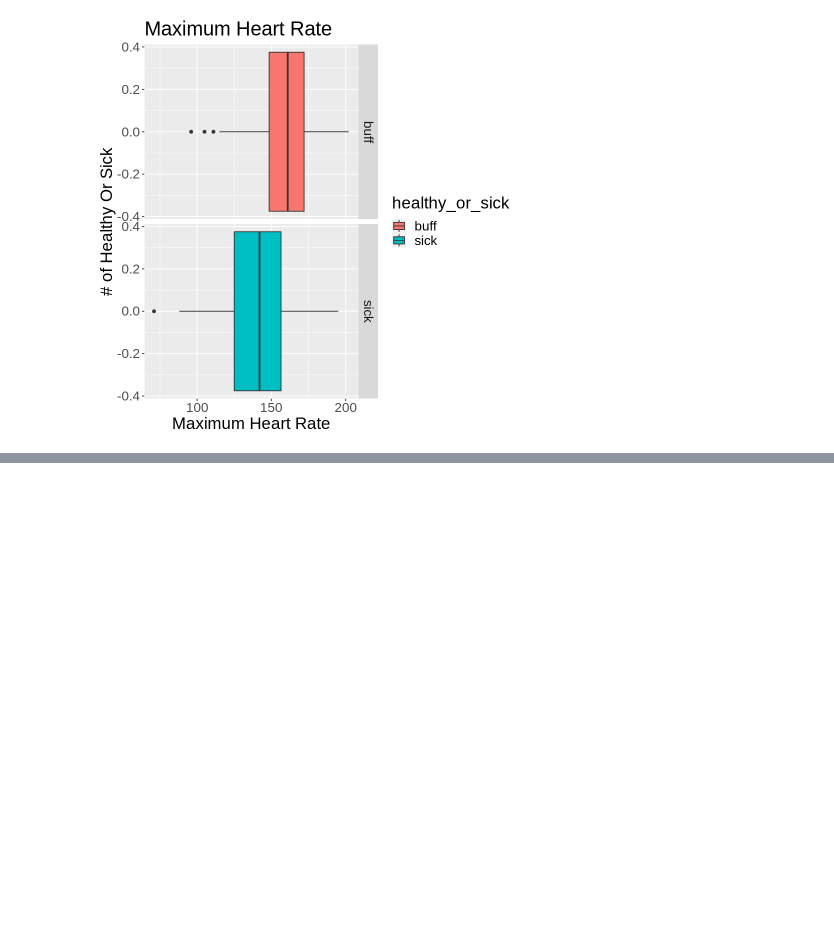
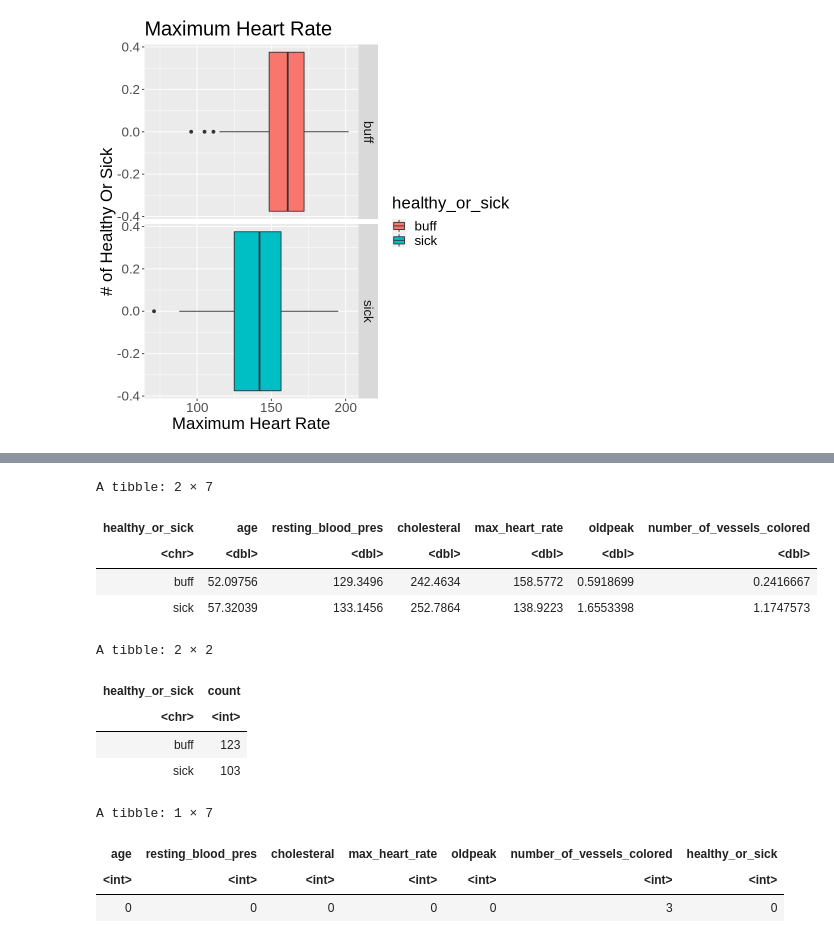
Before and after one commit to akosek4/DSCI-100-Heart-Disease-Project, a Jupyter notebook: Proposal.ipynb, the cells around one changed output, grey strips where cells are left out. Cells and saved outputs as stored; diff of their text form; code cells hidden in the pictures; blank space fills up the shorter version.

```diff
--- a/Proposal.ipynb
+++ b/Proposal.ipynb
@@ -140,0 +220,30 @@ data_vessels_plot2
+# %%
+summary_mean_table <- data_training |>
+group_by(healthy_or_sick) |>
+summarize(across(age:number_of_vessels_colored, mean, na.rm = TRUE))
+summary_mean_table
+
+summary_obs_table <- data_training |>
+group_by(healthy_or_sick) |>
+summarize(count=n())
+summary_obs_table
+
+summary_na_table <- data_training |>
+group_by(healthy_or_sick) |>
+map_df(~sum(is.na(.)))
+summary_na_table
+# %% [output]
+A tibble: 2 × 7
+| healthy_or_sick | age | resting_blood_pres | cholesteral | max_heart_rate | oldpeak | number_of_vessels_colored |
+| <chr> | <dbl> | <dbl> | <dbl> | <dbl> | <dbl> | <dbl> |
+| buff | 52.09756 | 129.3496 | 242.4634 | 158.5772 | 0.5918699 | 0.2416667 |
+| sick | 57.32039 | 133.1456 | 252.7864 | 138.9223 | 1.6553398 | 1.1747573 |
+A tibble: 2 × 2
+| healthy_or_sick | count |
+| <chr> | <int> |
+| buff | 123 |
+| sick | 103 |
+A tibble: 1 × 7
+| age | resting_blood_pres | cholesteral | max_heart_rate | oldpeak | number_of_vessels_colored | healthy_or_sick |
+| <int> | <int> | <int> | <int> | <int> | <int> | <int> |
+| 0 | 0 | 0 | 0 | 0 | 3 | 0 |
```
Also changed, not shown: parts of 3 cells of this notebook.
